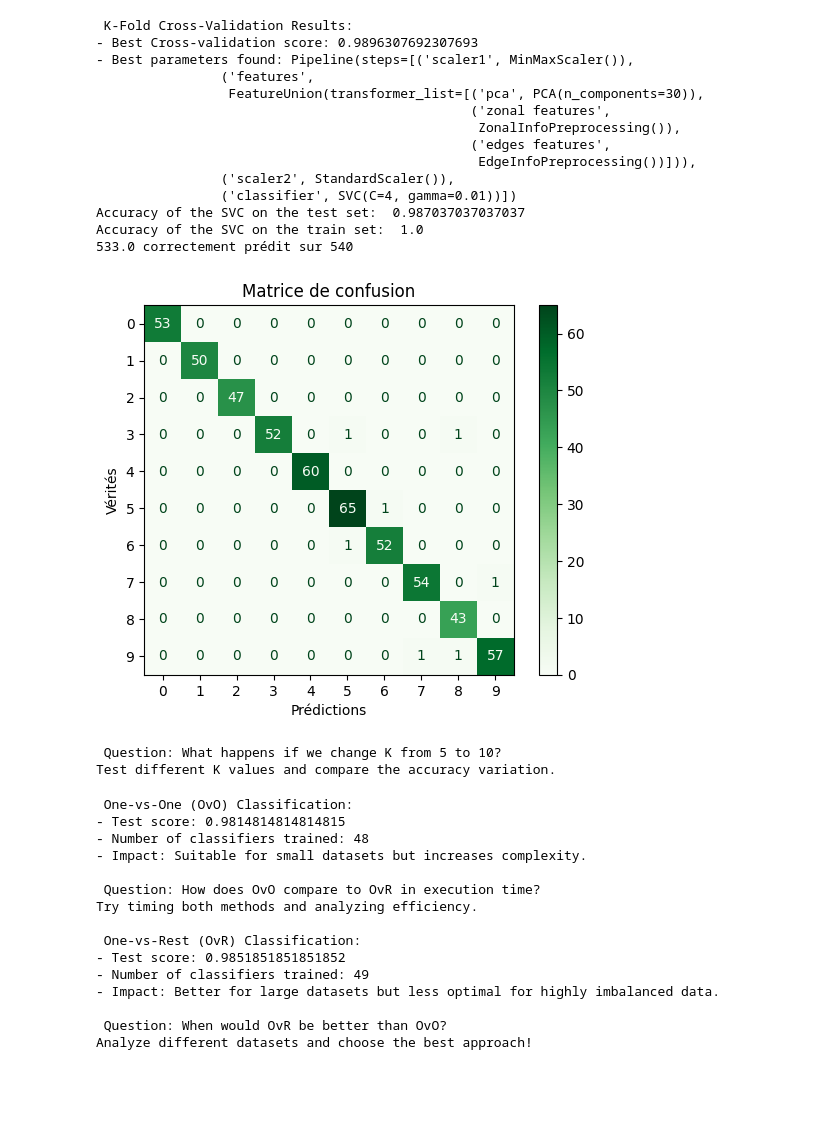
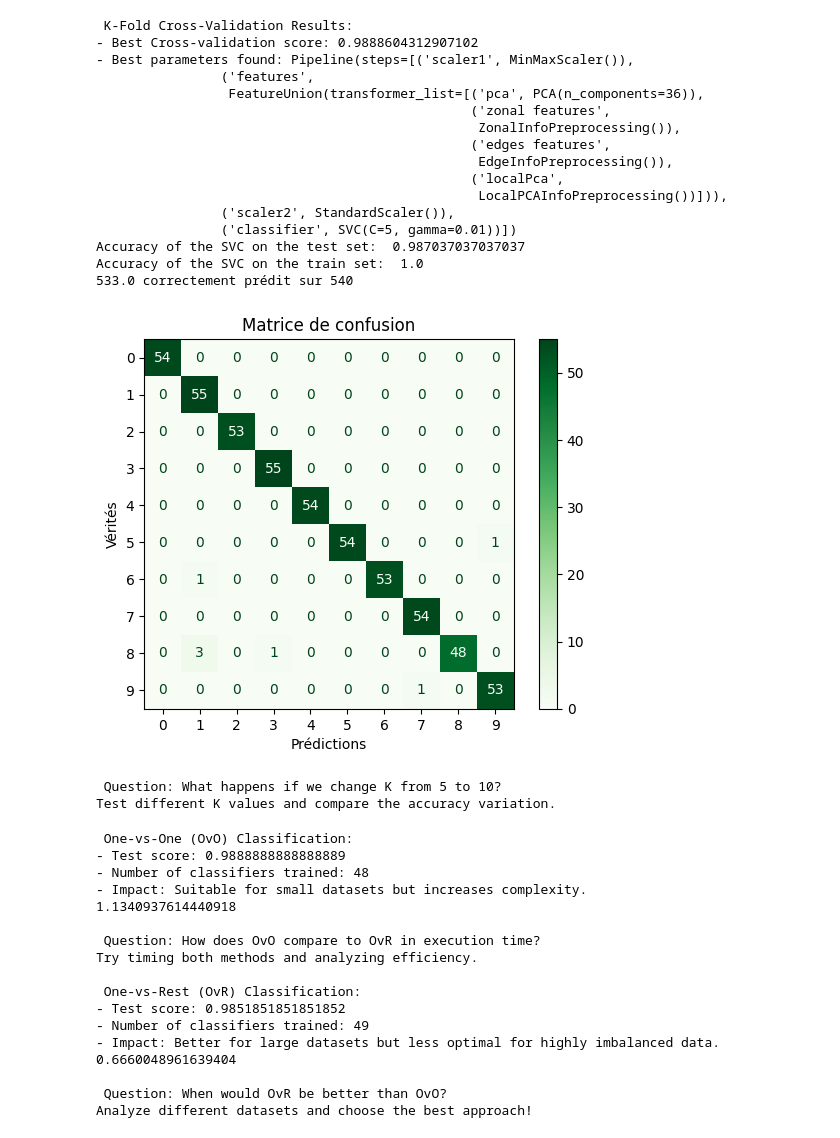
Before and after one commit to giovannihnk/Projet_ML_2025, a Jupyter notebook: notebook jour2.ipynb, the cells around one changed output. Drawn from its saved outputs; the diff is of its cells as text; code cells hidden in the pictures; blank space fills up the shorter version.

```diff
--- a/notebook jour2.ipynb
+++ b/notebook jour2.ipynb
@@ -45,7 +45,7 @@ X=X/16
 # 1- Split dataset into training & testing sets
 # TODO: FILL OUT THE CORRECT SPLITTING HERE
 
-X_train, X_test, y_train, y_test = train_test_split(X, y, test_size=0.3, random_state=42)
+X_train, X_test, y_train, y_test = train_test_split(X, y, test_size=0.3, random_state=42,stratify=y)
 ### If you want, you could save the data, this would be a good way to test your final script in the same evaluation mode as what we will be doing
 np.save("X_train.npy", X_train)
 np.save("test_data.npy", X_test)
@@ -80,4 +80,21 @@ plt.show()
 
 
 # TODO: (once the learning has started, and to be documented in your report) - Impact: Changing test_size affects model training & evaluation.
+def bhattacharyya_distance(p, q, epsilon=1e-10):
+    p /= p.sum()
+    q /= q.sum()
+    bc = np.sum(np.sqrt(p * q))
+    # Distance
+    return -np.log(bc)
+
+# Comptes de classes
+train_counts = np.bincount(y_train)
+test_counts = np.bincount(y_test)
+
+# Distributions (probabilités)
+train_dist = train_counts / train_counts.sum()
+test_dist = test_counts / test_counts.sum()
+
+distance = bhattacharyya_distance(train_dist, test_dist)
+print(f"Distance de Bhattacharyya entre les distributions de y_train et y_test : {distance:.5f}")
 # %% [output]
@@ -219,11 +270,10 @@ clf2 = Pipeline([("scaler1", MinMaxScaler()),("features", Features),("scaler2",
 
 # TODO: Create a dictionary with all the parameters to be adapted and the ranges to be tested
 
-param_grid = {"features__pca__n_components":[30,31,32],"classifier__C": [3,4,4.5],"classifier__gamma": [0.009, 0.01, 0.011]}
-
+param_grid = {"features__pca__n_components":[34,35,36],"classifier__C": [1,5,9],"classifier__gamma": [0.005,0.01,0.09]}
 # TODO: Use a GridSearchCV on 5 folds to optimize the hyper parameters
 
-grid_search = GridSearchCV(clf2, param_grid=param_grid,cv=50,scoring='accuracy')
+grid_search = GridSearchCV(clf2, param_grid=param_grid,cv=5,scoring='accuracy')
 
 
 # Apprentissage sur les données d'entraînement
@@ -248,38 +298,40 @@ predict_test3 = best_model.predict(X_test)
 predict_train3 = best_model.predict(X_train)
 
 print("Accuracy of the SVC on the test set: ", sum(y_test==predict_test3)/len(y_test))
 print("Accuracy of the SVC on the train set: ", sum(y_train==predict_train3)/len(y_train))
 
 # TODO: Look at confusion matrices from sklearn.metrics and
 # 1. Display a print of it
 print(accuracy_score(y_test, predict_test3, normalize=False),"correctement prédit sur",len(y_test))
 # 2. Display a nice figure of it
 cm = confusion_matrix(y_test, predict_test3)
 disp = ConfusionMatrixDisplay(confusion_matrix=cm)
 disp.plot(cmap=plt.cm.Greens)
 plt.title("Matrice de confusion")
 plt.xlabel("Prédictions")
 plt.ylabel("Vérités")
 plt.show()
 
 print("\n Question: What happens if we change K from 5 to 10?")
 print("Test different K values and compare the accuracy variation.\n")
 # %% [output]
  K-Fold Cross-Validation Results:
-- Best Cross-validation score: 0.9896307692307693
+- Best Cross-validation score: 0.9888604312907102
 - Best parameters found: Pipeline(steps=[('scaler1', MinMaxScaler()),
                 ('features',
-                 FeatureUnion(transformer_list=[('pca', PCA(n_components=30)),
+                 FeatureUnion(transformer_list=[('pca', PCA(n_components=36)),
                                                 ('zonal features',
                                                  ZonalInfoPreprocessing()),
                                                 ('edges features',
-                                                 EdgeInfoPreprocessing())])),
+                                                 EdgeInfoPreprocessing()),
+                                                ('localPca',
+                                                 LocalPCAInfoPreprocessing())])),
                 ('scaler2', StandardScaler()),
-                ('classifier', SVC(C=4, gamma=0.01))])
+                ('classifier', SVC(C=5, gamma=0.01))])
 Accuracy of the SVC on the test set:  0.987037037037037
 Accuracy of the SVC on the train set:  1.0
 533.0 correctement prédit sur 540
-[figure, old version]
+[figure, new version]
  Question: What happens if we change K from 5 to 10?
 Test different K values and compare the accuracy variation.
 # %%
@@ -289,8 +341,17 @@ Test different K values and compare the accuracy variation.
 # Analyse in terms of time performance and accuracy
 
 # Print OvO results
+model = Pipeline(steps=[('scaler1', MinMaxScaler()),
+                ('features',
+                 FeatureUnion(transformer_list=[('pca', PCA(n_components=35)),
+                                                ('zonal features',
+                                                 ZonalInfoPreprocessing()),
+                                                ('edges features',
+                                                 EdgeInfoPreprocessing())])),
+                ('scaler2', StandardScaler()),
+                ('classifier', SVC(C=5, gamma=0.013))])
 
-ovo_clf=OneVsOneClassifier(best_model)
+ovo_clf=OneVsOneClassifier(model)
 
 start_ovo = time.time()  # heure de début
 ovo_clf.fit(X_train, y_train)  # Entraînement du classifieur OvO
@@ -304,7 +365,7 @@ print(" One-vs-One (OvO) Classification:")
 print(f"- Test score: {ovo_clf.score(X_test, y_test)}")
 print(f"- Number of classifiers trained: {len(ovo_clf.get_params('classifier__estimators_'))}")
 print("- Impact: Suitable for small datasets but increases complexity.")
-
+print(ovo_time)
 print("\n Question: How does OvO compare to OvR in execution time?")
 print("Try timing both methods and analyzing efficiency.\n")
 
@@ -312,7 +373,7 @@ print("Try timing both methods and analyzing efficiency.\n")
 
 ###################
 # TODO:  One-vs-Rest (OvR) Classification
-ovr_clf = OneVsRestClassifier(best_model)
+ovr_clf = OneVsRestClassifier(model)
 
 
 start_ovr = time.time()  # heure de début
@@ -329,15 +390,16 @@ print(" One-vs-Rest (OvR) Classification:")
 print(f"- Test score: {ovr_clf.score(X_test, y_test)}")
 print(f"- Number of classifiers trained: {len(ovr_clf.get_params('classifier__estimators_'))}")
 print("- Impact: Better for large datasets but less optimal for highly imbalanced data.")
-
+print(ovr_time)
 print("\n Question: When would OvR be better than OvO?")
 print("Analyze different datasets and choose the best approach!\n")
 ########
 # %% [output]
  One-vs-One (OvO) Classification:
-- Test score: 0.9814814814814815
+- Test score: 0.9888888888888889
 - Number of classifiers trained: 48
 - Impact: Suitable for small datasets but increases complexity.
+1.1340937614440918
 
  Question: How does OvO compare to OvR in execution time?
 Try timing both methods and analyzing efficiency.
@@ -346,6 +408,7 @@ Try timing both methods and analyzing efficiency.
 - Test score: 0.9851851851851852
 - Number of classifiers trained: 49
 - Impact: Better for large datasets but less optimal for highly imbalanced data.
+0.6660048961639404
 
  Question: When would OvR be better than OvO?
 Analyze different datasets and choose the best approach!
```
Also changed, not shown: parts of 3 cells of this notebook, 3 other files.
